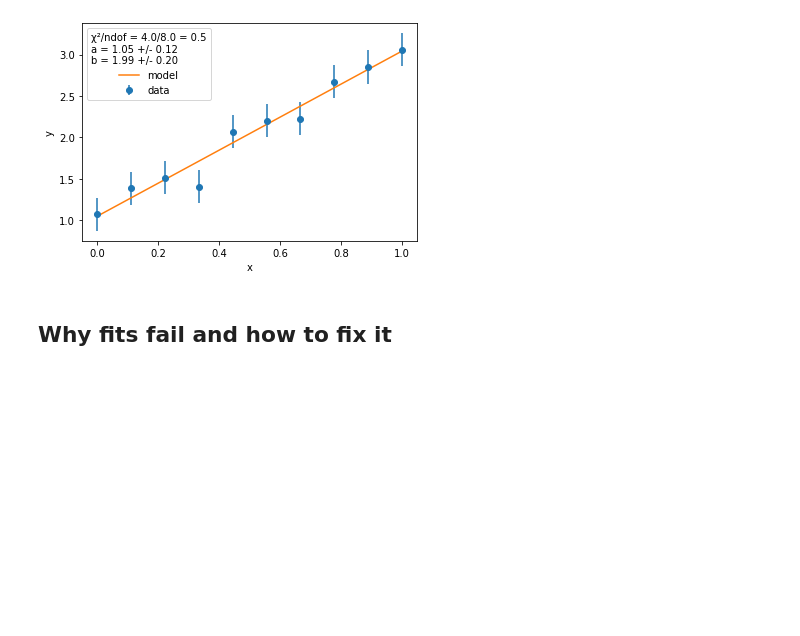
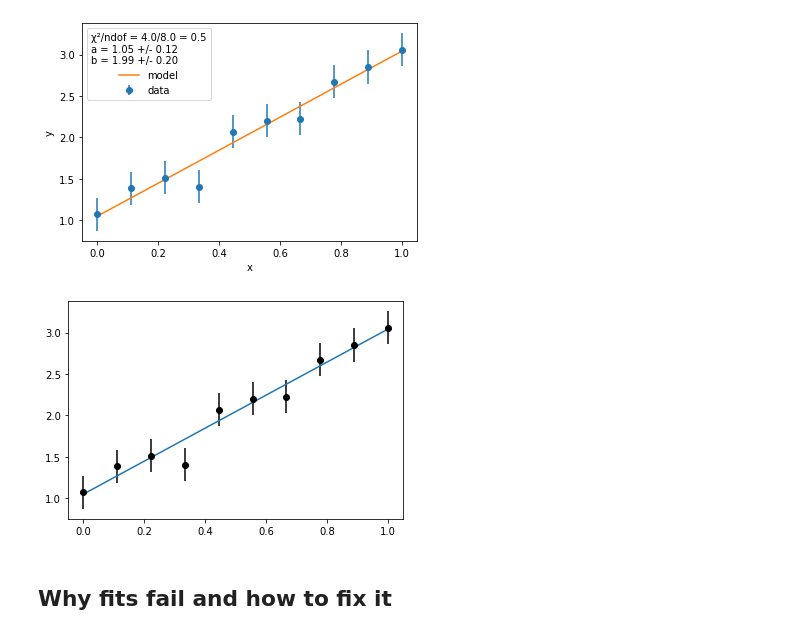
Before and after one commit to HDembinski/PyHEP-2022-iminuit, a Jupyter notebook: iminuit.ipynb, the cells around one changed output. Cells and saved outputs as stored; diff of their text form; code cells hidden in the pictures; blank space fills up the shorter version.

```diff
--- a/iminuit.ipynb
+++ b/iminuit.ipynb
@@ -195,6 +195,11 @@ plt.xlabel("x")
 plt.ylabel("y");
 # %% [output]
 [figure]
+# %%
+# or use builtin visualization (only for 1D data)
+lsq.visualize(m.values)
+# %% [output]
+[figure, added]
 # %% [markdown]
 ## Why fits fail and how to fix it
 # %% [markdown]
```
Also changed, not shown: parts of 69 cells of this notebook.
